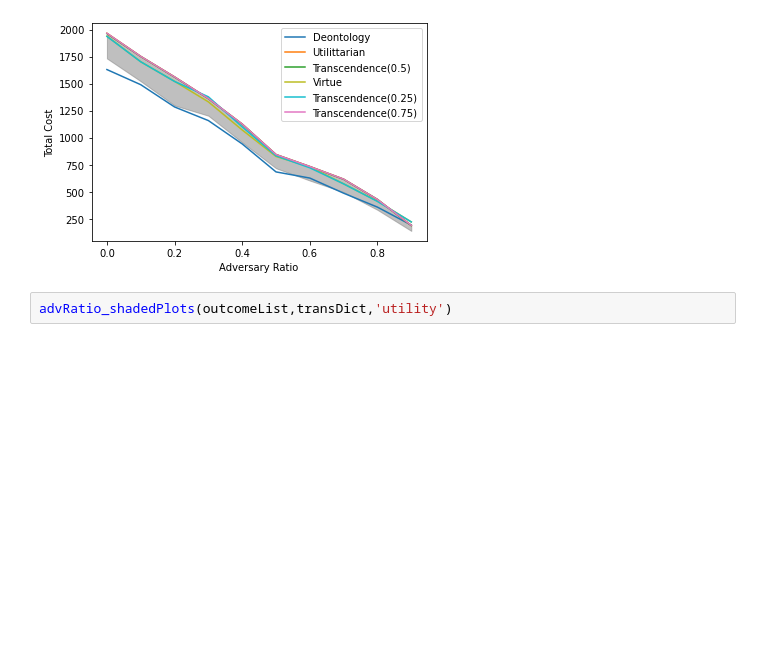
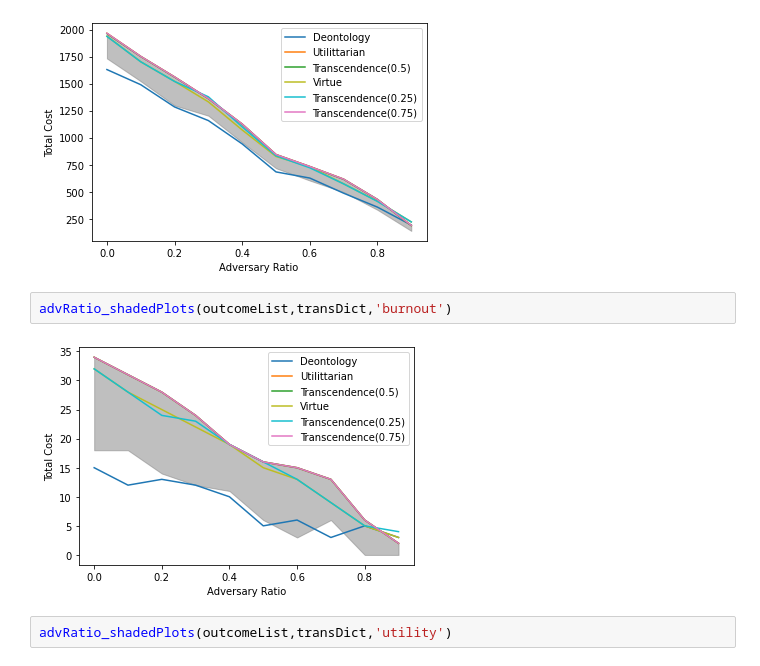
Before and after one commit to WSL-IIITB/SPECTRA, a Jupyter notebook: result_analysis.ipynb, the cells around one changed output. Drawn from its saved outputs; the diff is of its cells as text; blank space fills up the shorter version.

Commit message:
added vary_type pickle and plot

```diff
--- a/result_analysis.ipynb
+++ b/result_analysis.ipynb
@@ -322,6 +320,10 @@ Text(0, 0.5, 'Total Cost')
 advRatio_shadedPlots(outcomeList,transDict,'cost')
 # %% [output]
 [figure]
+# %%
+advRatio_shadedPlots(outcomeList,transDict,'burnout')
+# %% [output]
+[figure, added]
 # %%
 advRatio_shadedPlots(outcomeList,transDict,'utility')
 # %% [output]
```
Also changed, not shown: parts of 7 cells of this notebook, 3 other files.
